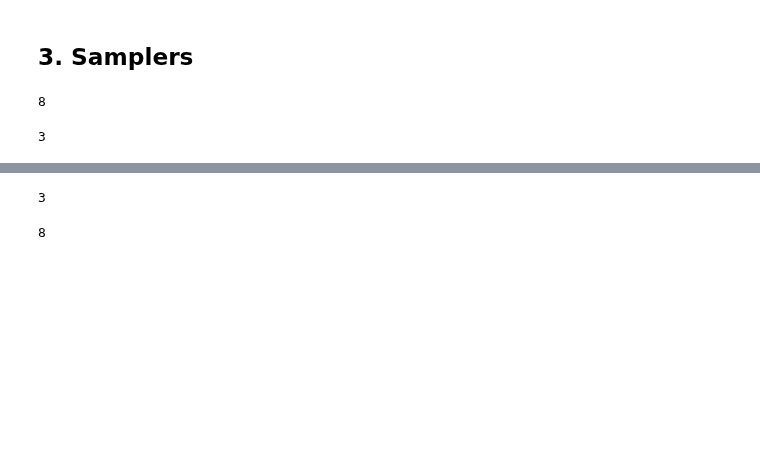
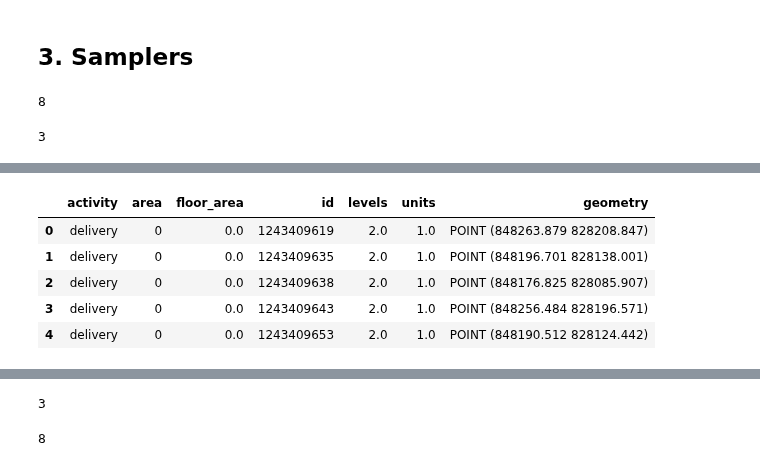
Before and after one commit to arup-group/pam, a Jupyter notebook: examples/17_freight_tour.ipynb, the cells around one changed output, grey strips where cells are left out. Cells and saved outputs as stored; diff of their text form; code cells hidden in the pictures; blank space fills up the shorter version.

```diff
--- a/examples/17_freight_tour.ipynb
+++ b/examples/17_freight_tour.ipynb
@@ -272,0 +346,9 @@ minute_sampler.sample()
+# %%
+facilities.head()
+# %% [output]
+|  | activity | area | floor_area | id | levels | units | geometry |
+| 0 | delivery | 0 | 0.0 | 1243409619 | 2.0 | 1.0 | POINT (848263.879 828208.847) |
+| 1 | delivery | 0 | 0.0 | 1243409635 | 2.0 | 1.0 | POINT (848196.701 828138.001) |
+| 2 | delivery | 0 | 0.0 | 1243409638 | 2.0 | 1.0 | POINT (848176.825 828085.907) |
+| 3 | delivery | 0 | 0.0 | 1243409643 | 2.0 | 1.0 | POINT (848256.484 828196.571) |
+| 4 | delivery | 0 | 0.0 | 1243409653 | 2.0 | 1.0 | POINT (848190.512 828124.442) |
```
Also changed, not shown: parts of 10 cells of this notebook, 2 other files.
